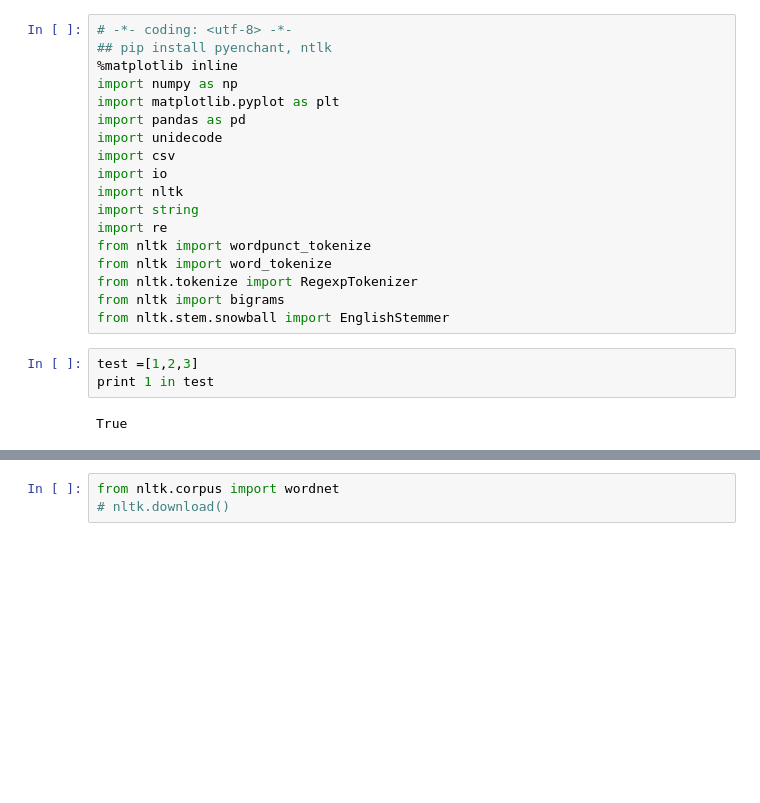
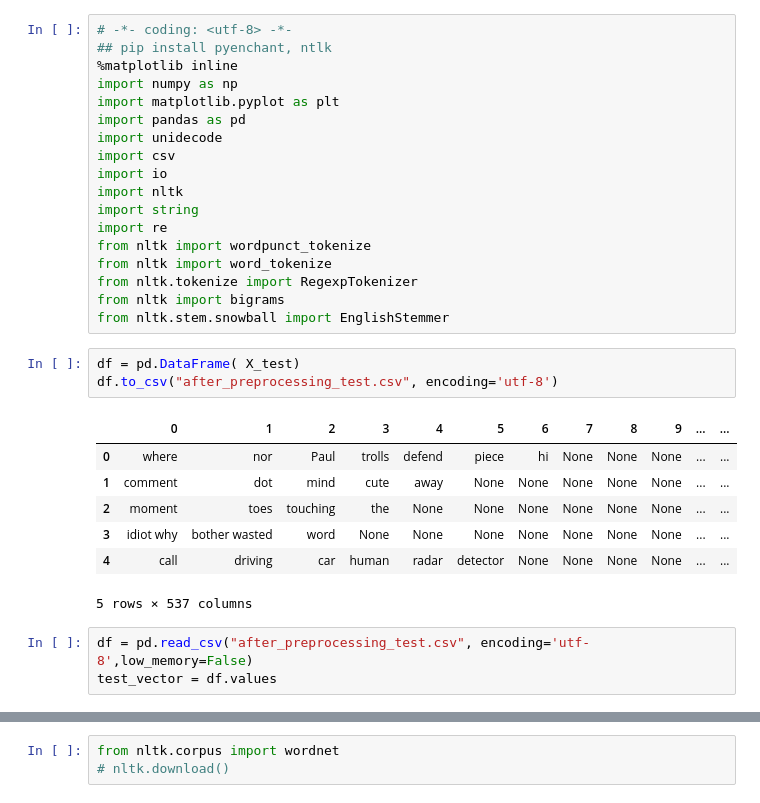
Before and after one commit to dexterju27/SD_207_Challenge, a Jupyter notebook: Pretraitement/preprocessing.ipynb, the cells around one changed output, grey strips where cells are left out. Drawn from its saved outputs; the diff is of its cells as text; blank space fills up the shorter version.

```diff
--- a/Pretraitement/preprocessing.ipynb
+++ b/Pretraitement/preprocessing.ipynb
@@ -21,8 +21,17 @@ from nltk import word_tokenize
 from nltk.tokenize import RegexpTokenizer
 from nltk import bigrams
 from nltk.stem.snowball import EnglishStemmer
-# %%
-test =[1,2,3]
-print 1 in test
-# %% [output]
-True
+# %%
+df = pd.DataFrame( X_test)
+df.to_csv("after_preprocessing_test.csv", encoding='utf-8')
+# %% [output]
+|  | 0 | 1 | 2 | 3 | 4 | 5 | 6 | 7 | 8 | 9 | ... | ... |
+| 0 | where | nor | Paul | trolls | defend | piece | hi | None | None | None | ... | ... |
+| 1 | comment | dot | mind | cute | away | None | None | None | None | None | ... | ... |
+| 2 | moment | toes | touching | the | None | None | None | None | None | None | ... | ... |
+| 3 | idiot why | bother wasted | word | None | None | None | None | None | None | None | ... | ... |
+| 4 | call | driving | car | human | radar | detector | None | None | None | None | ... | ... |
+5 rows × 537 columns
+# %%
+df = pd.read_csv("after_preprocessing_test.csv", encoding='utf-8',low_memory=False)
+test_vector = df.values
```
Also changed, not shown: parts of 16 cells of this notebook, 5 other files.
